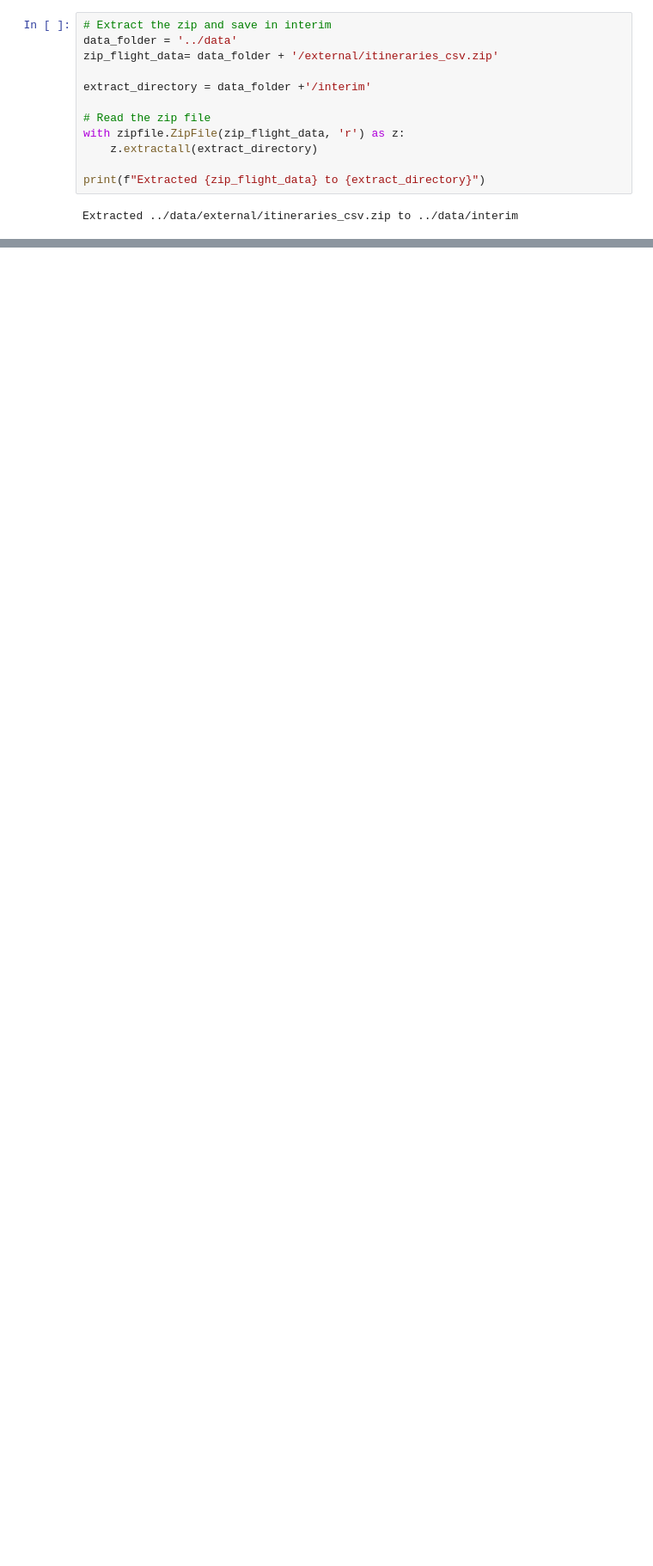
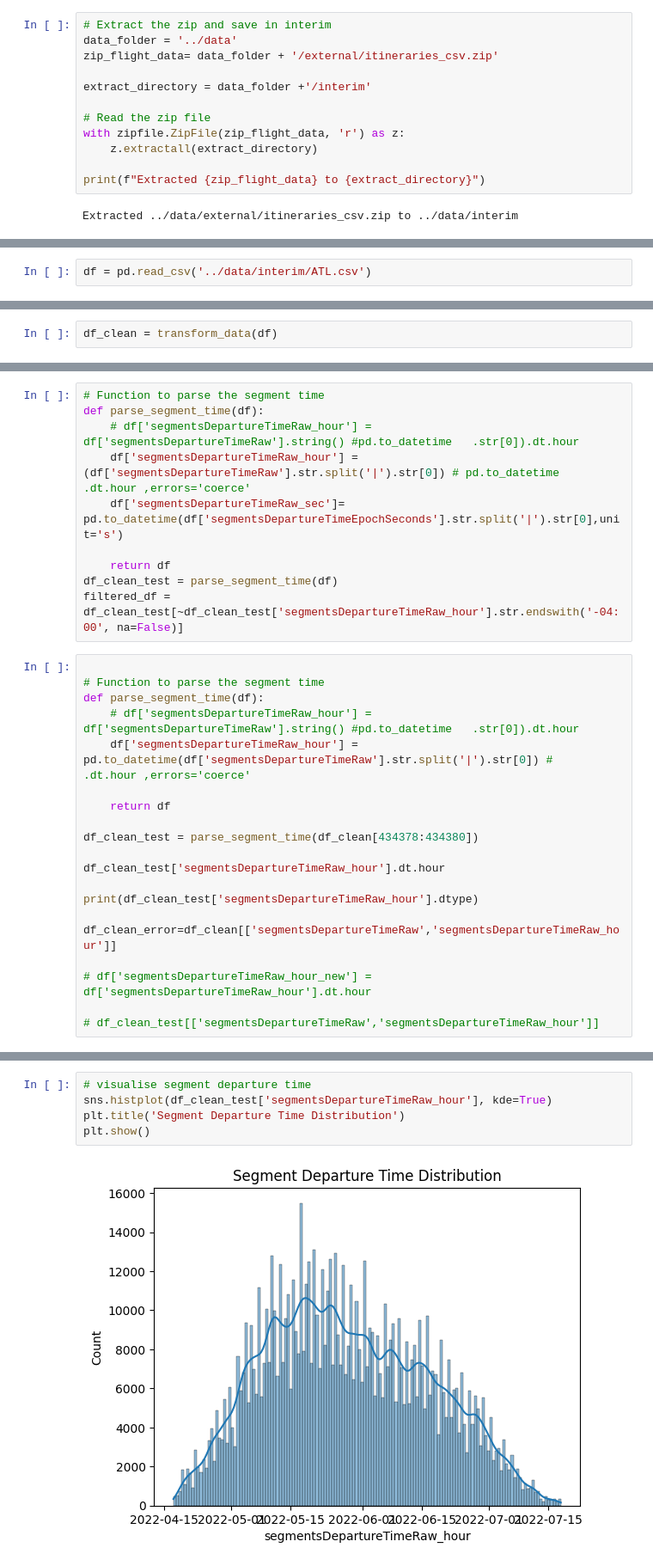
Before and after one commit to raym2828/adv_mla_at3_experimentation, a Jupyter notebook: notebooks/1_tsui_raymond_10701389_Load-Model.ipynb, the cells around one changed output, grey strips where cells are left out. Shown at 86% size. Drawn from its saved outputs; the diff is of its cells as text; blank space fills up the shorter version.

Commit message:
extracting out segment data

```diff
--- a/notebooks/1_tsui_raymond_10701389_Load-Model.ipynb
+++ b/notebooks/1_tsui_raymond_10701389_Load-Model.ipynb
@@ -205,0 +83,2 @@ Saved DFW.csv
+# %%
+df = pd.read_csv('../data/interim/ATL.csv')
@@ -205,0 +219,2 @@ Saved DFW.csv
+# %%
+df_clean = transform_data(df)
@@ -205,0 +286,30 @@ Saved DFW.csv
+# %%
+# Function to parse the segment time
+def parse_segment_time(df):
+    # df['segmentsDepartureTimeRaw_hour'] = df['segmentsDepartureTimeRaw'].string() #pd.to_datetime   .str[0]).dt.hour
+    df['segmentsDepartureTimeRaw_hour'] = (df['segmentsDepartureTimeRaw'].str.split('|').str[0]) # pd.to_datetime  .dt.hour ,errors='coerce'
+    df['segmentsDepartureTimeRaw_sec']= pd.to_datetime(df['segmentsDepartureTimeEpochSeconds'].str.split('|').str[0],unit='s')
+
+    return df
+df_clean_test = parse_segment_time(df)
+filtered_df = df_clean_test[~df_clean_test['segmentsDepartureTimeRaw_hour'].str.endswith('-04:00', na=False)]
+# %%
+
+# Function to parse the segment time
+def parse_segment_time(df):
+    # df['segmentsDepartureTimeRaw_hour'] = df['segmentsDepartureTimeRaw'].string() #pd.to_datetime   .str[0]).dt.hour
+    df['segmentsDepartureTimeRaw_hour'] = pd.to_datetime(df['segmentsDepartureTimeRaw'].str.split('|').str[0]) #   .dt.hour ,errors='coerce'
+
+    return df
+
+df_clean_test = parse_segment_time(df_clean[434378:434380])
+
+df_clean_test['segmentsDepartureTimeRaw_hour'].dt.hour
+
+print(df_clean_test['segmentsDepartureTimeRaw_hour'].dtype)
+
+df_clean_error=df_clean[['segmentsDepartureTimeRaw','segmentsDepartureTimeRaw_hour']]
+
+# df['segmentsDepartureTimeRaw_hour_new'] = df['segmentsDepartureTimeRaw_hour'].dt.hour
+
+# df_clean_test[['segmentsDepartureTimeRaw','segmentsDepartureTimeRaw_hour']]
@@ -205,0 +333,7 @@ Saved DFW.csv
+# %%
+# visualise segment departure time
+sns.histplot(df_clean_test['segmentsDepartureTimeRaw_hour'], kde=True)
+plt.title('Segment Departure Time Distribution')
+plt.show()
+# %% [output]
+[figure, added]
```
Also changed, not shown: parts of 23 cells of this notebook.
